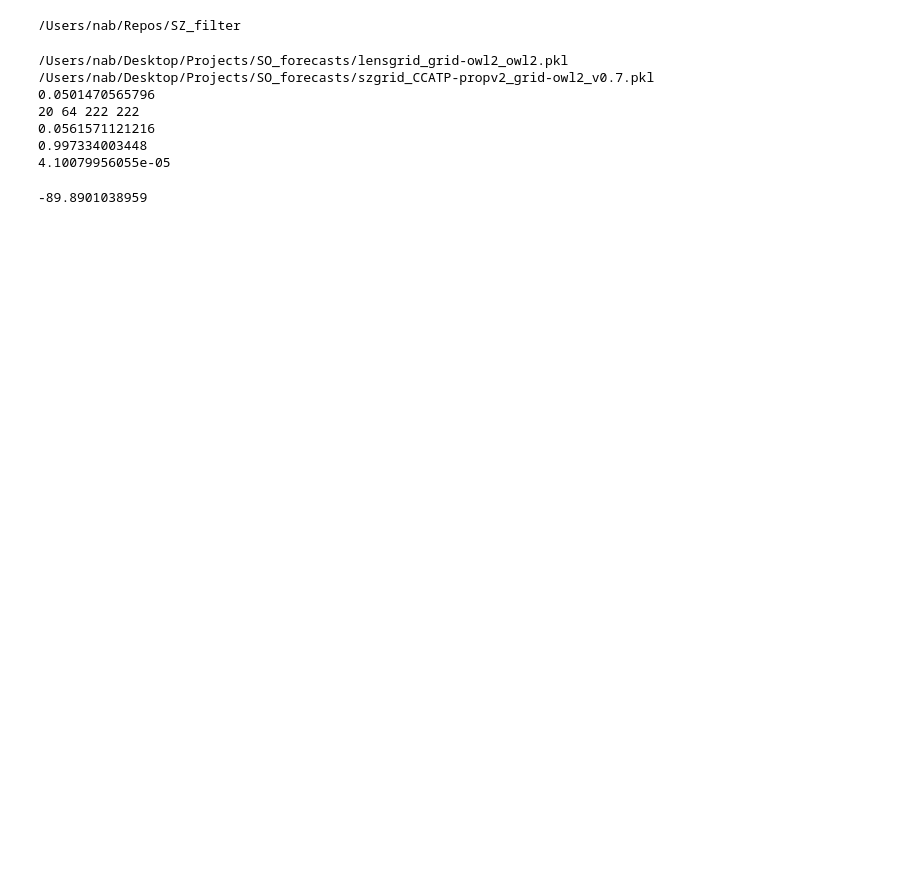
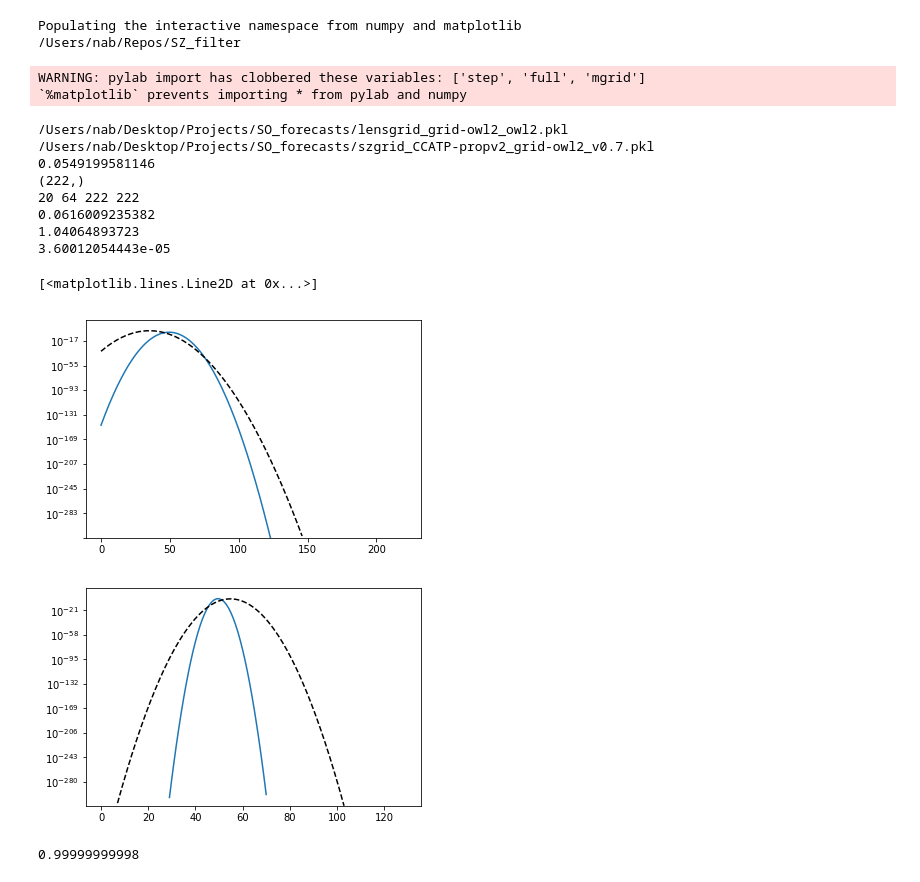
Before and after one commit to nbatta/szar, a Jupyter notebook: testHMF.ipynb, the cells around one changed output. Cells and saved outputs as stored; diff of their text form; code cells hidden in the pictures; blank space fills up the shorter version.

Commit message:
adding M and z dependance to M scatter and correlation coeff

```diff
--- a/testHMF.ipynb
+++ b/testHMF.ipynb
@@ -6,6 +6,8 @@ from configparser import SafeConfigParser
 from orphics.tools.io import dictFromSection,listFromConfig
 import cPickle as pickle
 import time
+%pylab inline
+import matplotlib.pyplot as plt
 
 home = '/Users/nab/Repos/SZ_filter/'
 
@@ -89,6 +91,7 @@ start = time.time()
 blah_orig = SZProp.P_of_qn(SZProp.lnY,M_arr[:,i],z_arr[i],sigN[:,i],q_arr)
 print time.time() - start
 blah_mwl = SZProp.Mwl_prob (Mwl[jj],M_arr[:,i],lndM[:,i])
+print blah_mwl.shape
 
 print z_arr.size,q_arr.size,HMF.Mexp.size,Mwl.size
 
@@ -98,47 +101,72 @@ print time.time() - start
 
 #start = time.time()
 #test = np.zeros([len(HMF.Mexp),len(q_arr)])
 #for kk in range(len(q_arr)):
 #    test[:,kk] = SZProp.P_of_qn(SZProp.lnY,M_arr[:,i],z_arr[i],sigN[:,i],q_arr[kk])
 #print "orig",time.time() - start
 
 #start = time.time()
 #test2 = SZProp.P_of_qn_arr(SZProp.lnY,M_arr[:,i],z_arr[i],sigN[:,i],q_arr)
 #print "inner f loop",time.time() - start
 
 #print test.shape
 #print test2.shape
 
 #print np.sum(test-test2)
 
 start = time.time()
 SZProp.Pfunc_qarr(sigN,HMF.M,z_arr,q_arr)
 print time.time() - start
 start = time.time()
 #SZProp.Pfunc_qarr_corr(sigN,HMF.M,z_arr,q_arr,HMF.Mexp)#,lndM) # 4 minutes
 print time.time() - start
 
 #print blah_orig * blah_mwl
 #print blah
 
 #dN_dmqz_corr = HMF.N_of_mqz_SZ_corr(lndM,qbin_edges,SZProp)
 #dN_dmqz = HMF.N_of_mqz_SZ(lndM,qbin_edges,SZProp)
+
+lnYa = np.outer(np.ones(len(M_arr[:,i])),SZProp.lnY)
+
+#print SZProp.P_of_Y(lnYa,M_arr[:,i],z_arr[i]).shape
+Check_YM = SZProp.P_of_Y_corr(lnYa,M_arr[:,i],z_arr[i],Mwl[jj])
+numer = -1.*(np.outer(np.log(Mwl[jj]*SZProp.scaling['b_wl']/M_arr[:,i]),np.ones(len(SZProp.lnY))))**2
+full = 1./(SZProp.scaling['Msig'] * np.sqrt(2*np.pi)) * np.exp(numer/(2.*SZProp.scaling['Msig']**2))
+Check_YM_orig = SZProp.P_of_Y(lnYa,M_arr[:,i],z_arr[i]) * full
+
+plt.figure()
+plt.semilogy(Check_YM[:,50])
+plt.plot(Check_YM_orig[:,50],'k--')
+
+plt.figure()
+plt.semilogy(Check_YM[50,:])
+plt.plot(Check_YM_orig[50,:],'k--')
+
+#print np.sum(Check_YM - Check_YM_orig)/np.sum(Check_YM_orig)
 # %% [output]
+Populating the interactive namespace from numpy and matplotlib
 /Users/nab/Repos/SZ_filter
-/Users/nab/Desktop/Projects/SO_forecasts/lensgrid_grid-owl2_owl2.pkl
-/Users/nab/Desktop/Projects/SO_forecasts/szgrid_CCATP-propv2_grid-owl2_v0.7.pkl
-0.0501470565796
-20 64 222 222
-0.0561571121216
-0.997334003448
-4.10079956055e-05
+WARNING: pylab import has clobbered these variables: ['step', 'full', 'mgrid']
+`%matplotlib` prevents importing * from pylab and numpy
+/Users/nab/Desktop/Projects/SO_forecasts/lensgrid_grid-owl2_owl2.pkl
+/Users/nab/Desktop/Projects/SO_forecasts/szgrid_CCATP-propv2_grid-owl2_v0.7.pkl
+0.0549199581146
+(222,)
+20 64 222 222
+0.0616009235382
+1.04064893723
+3.60012054443e-05
+[<matplotlib.lines.Line2D at 0x...>]
+[figure, added]
+[figure, added]
 # %%
 #print blah.shape, blah_orig.shape, blah_mwl.shape
 #print blah, blah_orig* np.outer(blah_mwl,np.ones(len(q_arr)))
-print np.sum((blah - blah_orig))#/np.sum(blah))
-#print np.sum((blah - (blah_orig * np.outer(blah_mwl,np.ones(len(q_arr))))))/np.sum(blah)
+#print np.sum((blah - blah_orig*blah_mwl))#/np.sum(blah))
+print np.sum((blah - (blah_orig * np.outer(blah_mwl,np.ones(len(q_arr))))))/np.sum(blah)
 # %% [output]
--89.8901038959
+0.99999999998
 # %%
 from szar.szproperties import gaussianMat2D
 #from szar.szproperties import gaussianMat2D_forloop
```
Also changed, not shown: parts of 1 cell of this notebook, 2 other files.
